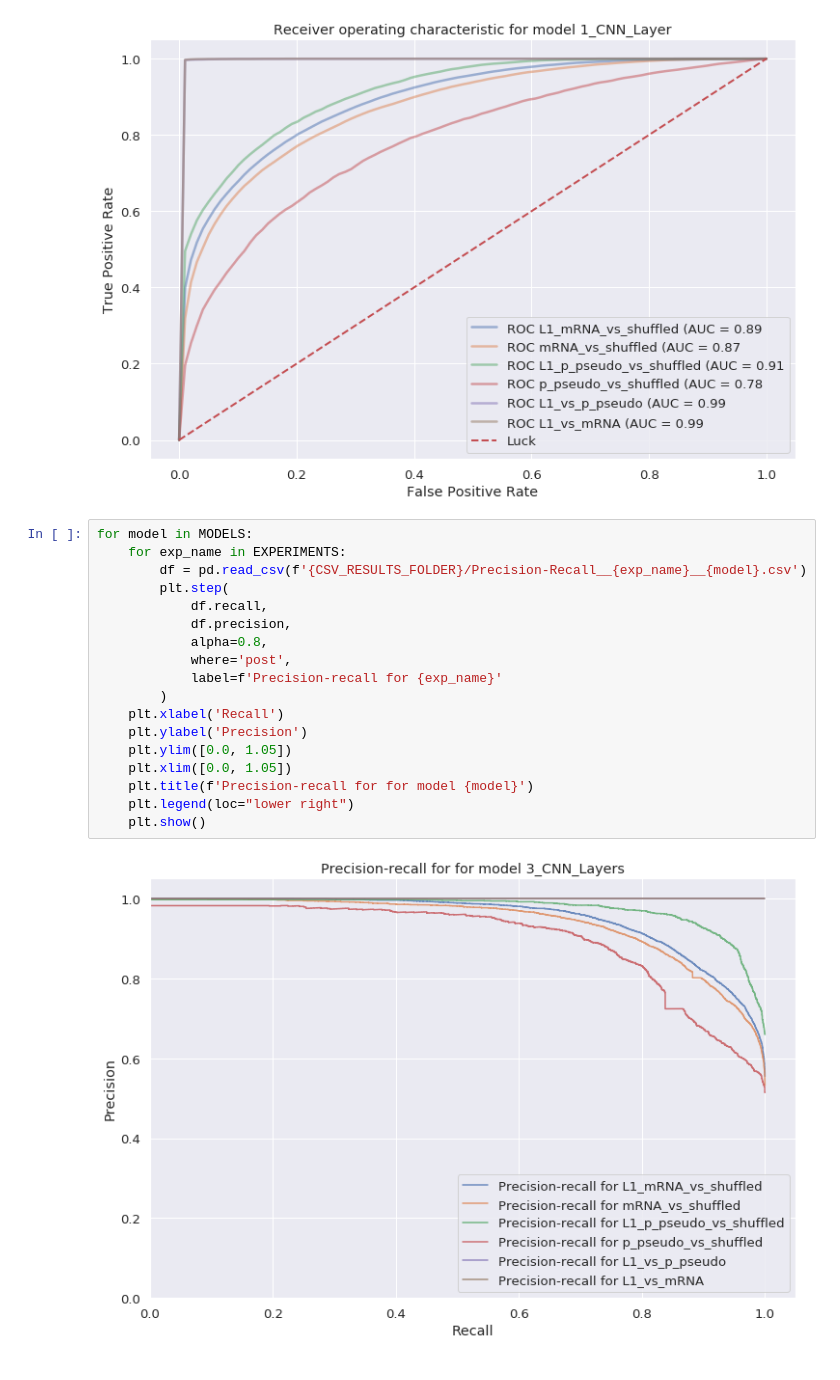
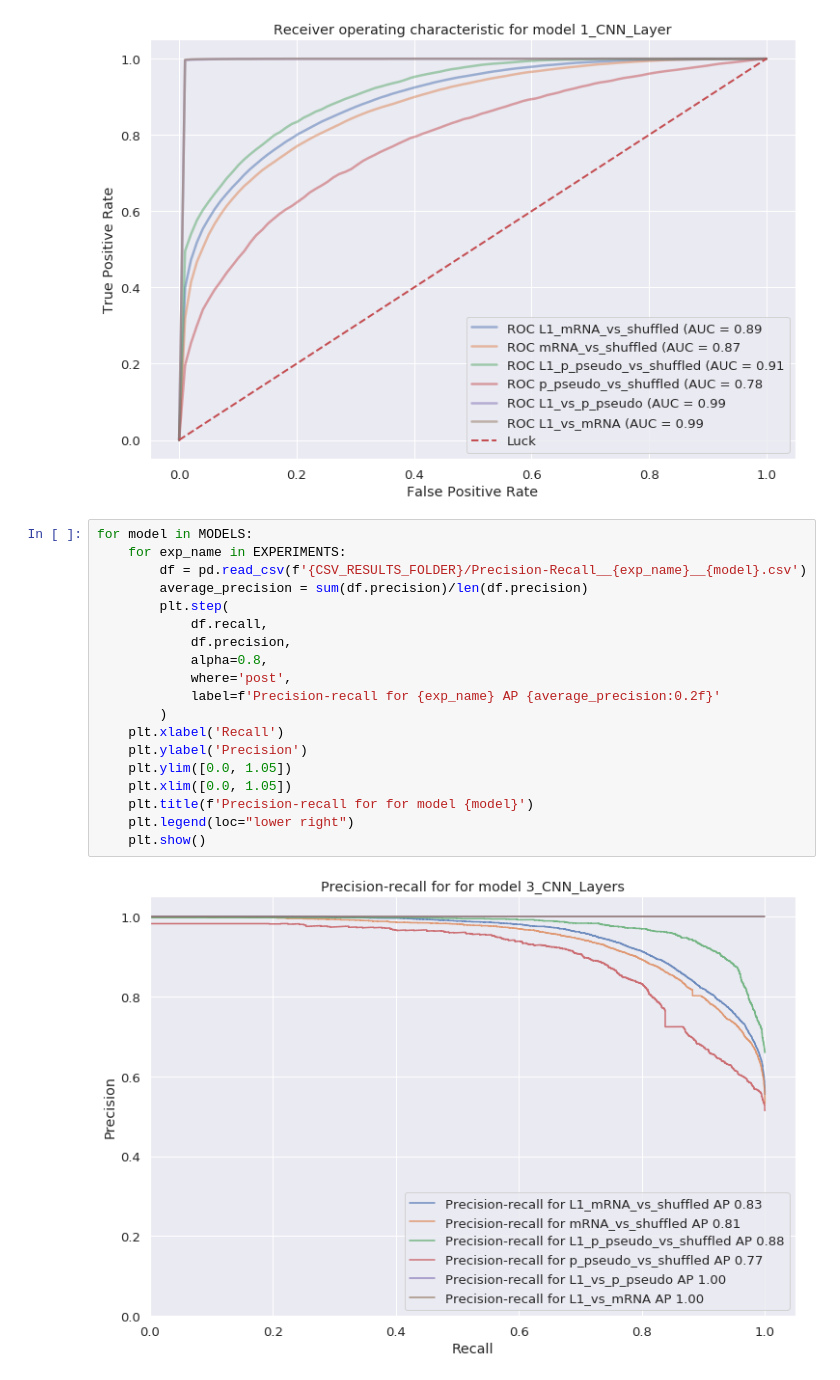
Before and after one commit to AlexShein/DeepLearning, a Jupyter notebook: ExperimentsSummary.ipynb, the cells around one changed output. Saved outputs shown, nothing was run; the diff lists cells and outputs as text.

Commit message:
Added labels for plots
Signed-off-by: Alexander Shein <mr.ashein@gmail.com>

```diff
--- a/ExperimentsSummary.ipynb
+++ b/ExperimentsSummary.ipynb
@@ -102,20 +102,21 @@ for model in MODELS:
 # %%
 for model in MODELS:
     for exp_name in EXPERIMENTS:
         df = pd.read_csv(f'{CSV_RESULTS_FOLDER}/Precision-Recall__{exp_name}__{model}.csv')
+        average_precision = sum(df.precision)/len(df.precision)
         plt.step(
             df.recall,
             df.precision,
             alpha=0.8,
             where='post',
-            label=f'Precision-recall for {exp_name}'
+            label=f'Precision-recall for {exp_name} AP {average_precision:0.2f}'
         )
     plt.xlabel('Recall')
     plt.ylabel('Precision')
     plt.ylim([0.0, 1.05])
     plt.xlim([0.0, 1.05])
     plt.title(f'Precision-recall for for model {model}')
     plt.legend(loc="lower right")
     plt.show()
 # %% [output]
-[figure, old version]
+[figure, new version]
```
Also changed, not shown: parts of 1 cell of this notebook.
